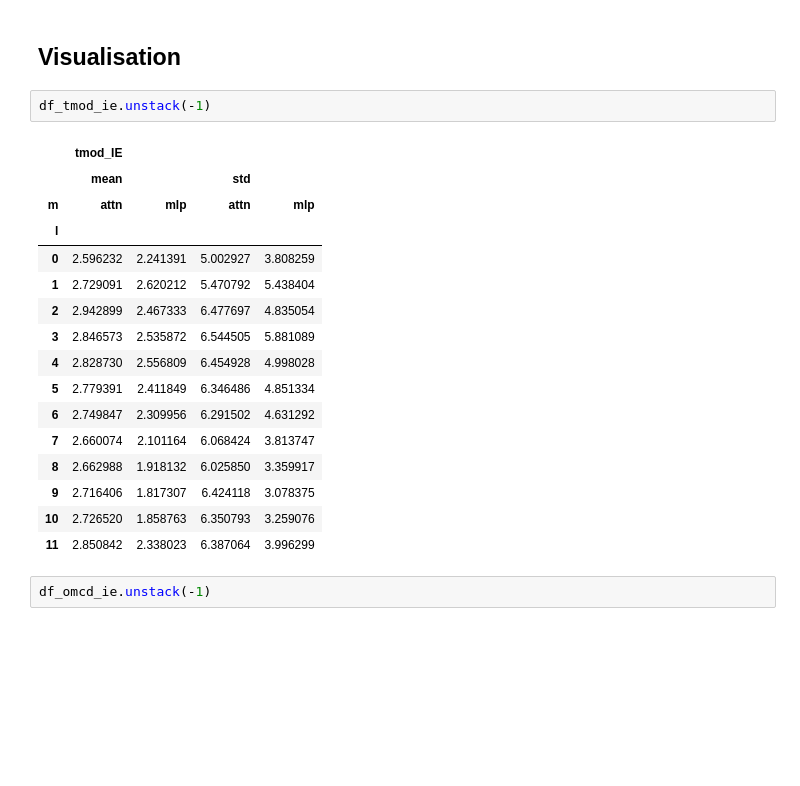
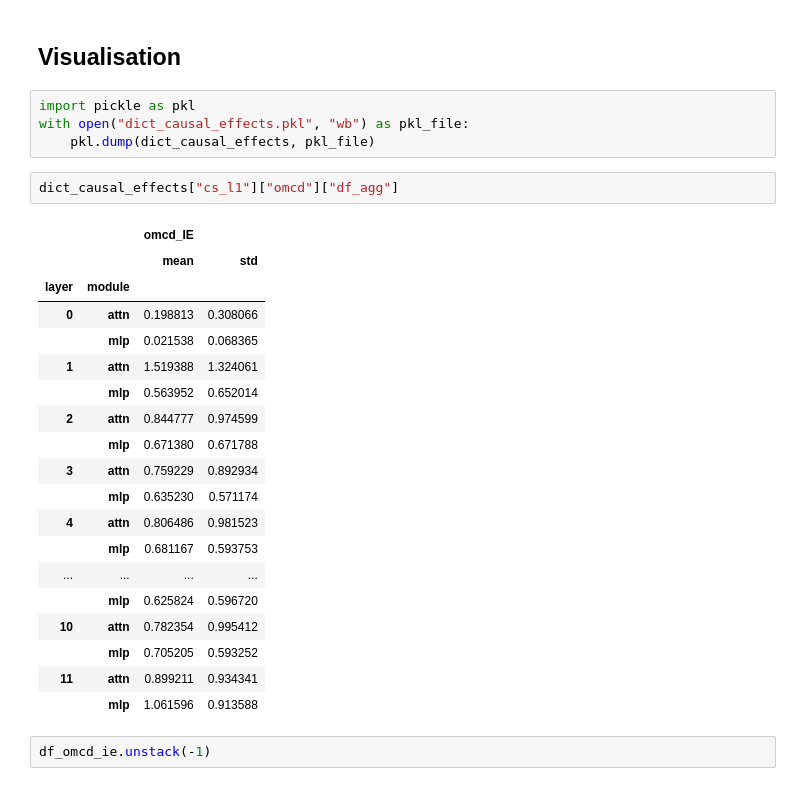
Before and after one commit to joonable/domain_adaptation_m2d2, a Jupyter notebook: 230703_causal_tracing_visualisation.ipynb, the cells around one changed output. Cells and saved outputs as stored; diff of their text form; blank space fills up the shorter version.

```diff
--- a/230703_causal_tracing_visualisation.ipynb
+++ b/230703_causal_tracing_visualisation.ipynb
@@ -237,25 +233,32 @@ dict_causal_effects["Natural_and_physical_sciences"]["tmod"]["differences"][2750
   'transformer.h.11.mlp': 173.3607228692692}}
 # %% [markdown]
 ## Visualisation
-# %%
-df_tmod_ie.unstack(-1)
-# %% [output]
-|  | tmod_IE |  |  |  |
-|  | mean |  | std |  |
-| m | attn | mlp | attn | mlp |
-| l |  |  |  |  |
-| 0 | 2.596232 | 2.241391 | 5.002927 | 3.808259 |
-| 1 | 2.729091 | 2.620212 | 5.470792 | 5.438404 |
-| 2 | 2.942899 | 2.467333 | 6.477697 | 4.835054 |
-| 3 | 2.846573 | 2.535872 | 6.544505 | 5.881089 |
-| 4 | 2.828730 | 2.556809 | 6.454928 | 4.998028 |
-| 5 | 2.779391 | 2.411849 | 6.346486 | 4.851334 |
-| 6 | 2.749847 | 2.309956 | 6.291502 | 4.631292 |
-| 7 | 2.660074 | 2.101164 | 6.068424 | 3.813747 |
-| 8 | 2.662988 | 1.918132 | 6.025850 | 3.359917 |
-| 9 | 2.716406 | 1.817307 | 6.424118 | 3.078375 |
-| 10 | 2.726520 | 1.858763 | 6.350793 | 3.259076 |
-| 11 | 2.850842 | 2.338023 | 6.387064 | 3.996299 |
+# %%
+import pickle as pkl
+with open("dict_causal_effects.pkl", "wb") as pkl_file:
+    pkl.dump(dict_causal_effects, pkl_file)
+# %%
+dict_causal_effects["cs_l1"]["omcd"]["df_agg"]
+# %% [output]
+|  |  | omcd_IE |  |
+|  |  | mean | std |
+| layer | module |  |  |
+| 0 | attn | 0.198813 | 0.308066 |
+|  | mlp | 0.021538 | 0.068365 |
+| 1 | attn | 1.519388 | 1.324061 |
+|  | mlp | 0.563952 | 0.652014 |
+| 2 | attn | 0.844777 | 0.974599 |
+|  | mlp | 0.671380 | 0.671788 |
+| 3 | attn | 0.759229 | 0.892934 |
+|  | mlp | 0.635230 | 0.571174 |
+| 4 | attn | 0.806486 | 0.981523 |
+|  | mlp | 0.681167 | 0.593753 |
+| ... | ... | ... | ... |
+|  | mlp | 0.625824 | 0.596720 |
+| 10 | attn | 0.782354 | 0.995412 |
+|  | mlp | 0.705205 | 0.593252 |
+| 11 | attn | 0.899211 | 0.934341 |
+|  | mlp | 1.061596 | 0.913588 |
 # %%
 df_omcd_ie.unstack(-1)
 # %% [output]
```
Also changed, not shown: parts of 9 cells of this notebook.
